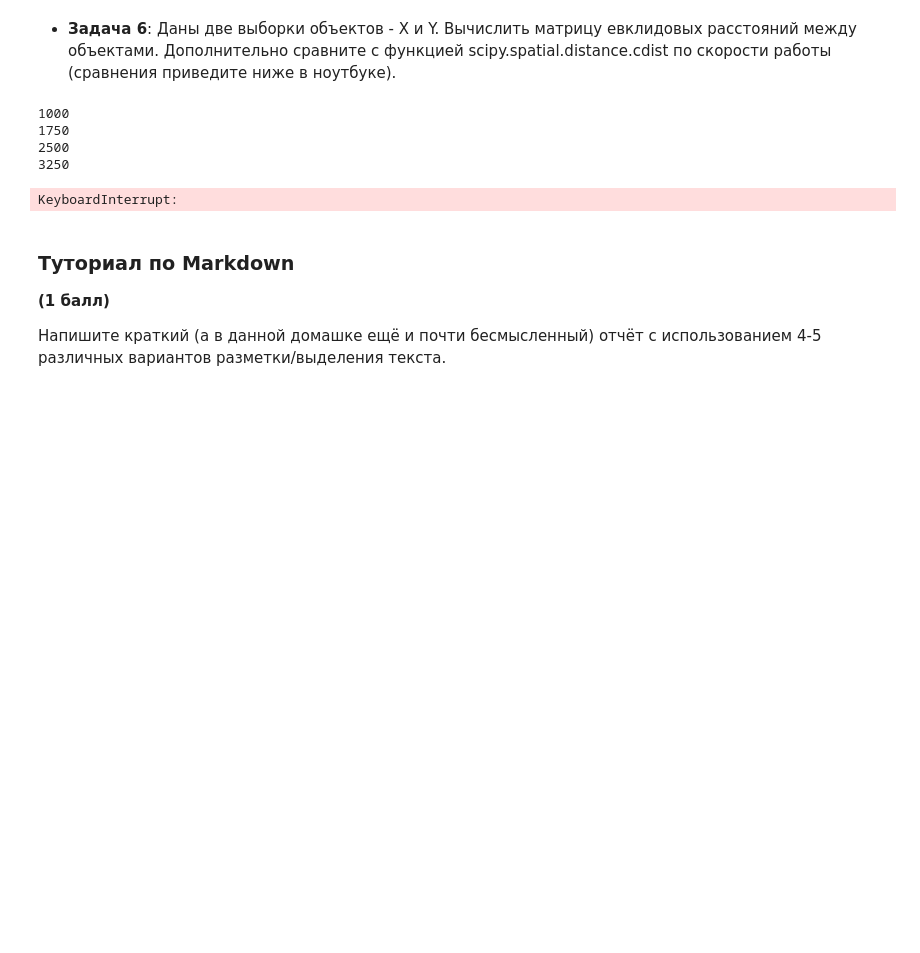
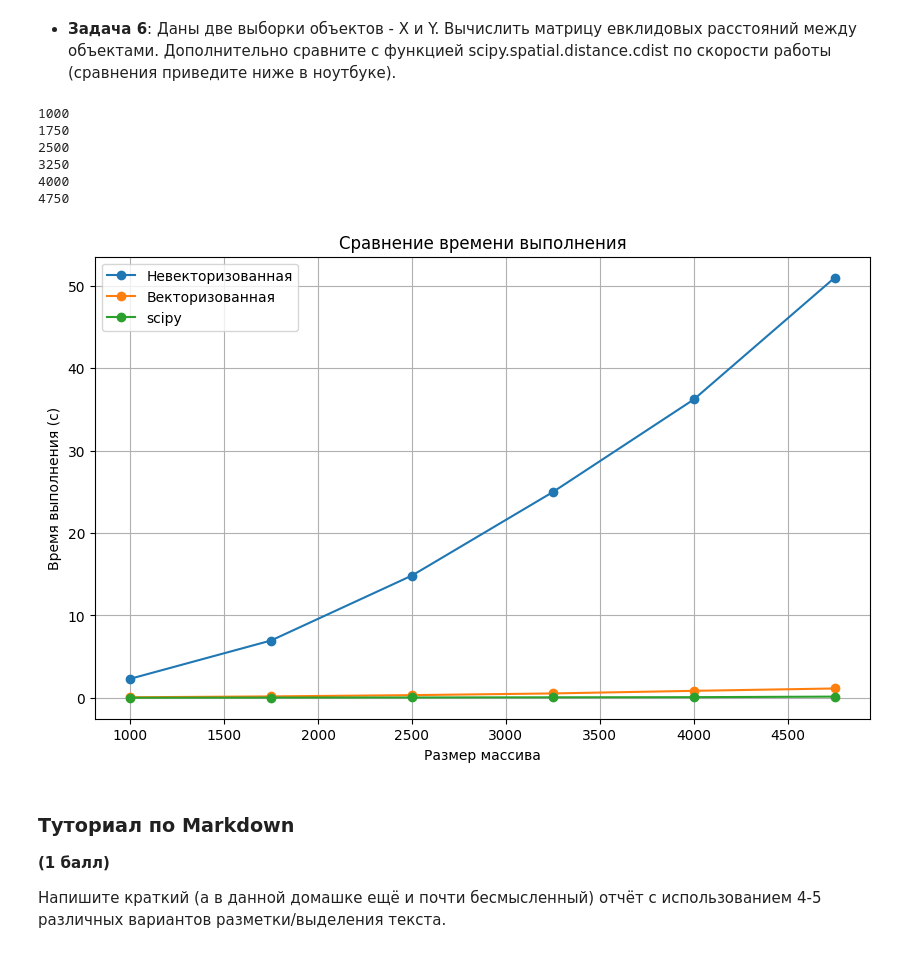
Before and after one commit to MaxKholodov1/AESC_ML, a Jupyter notebook: task 1/task1_numpy_practive.ipynb, the cells around one changed output. Drawn from its saved outputs; the diff is of its cells as text; code cells hidden in the pictures; blank space fills up the shorter version.

```diff
--- a/task 1/task1_numpy_practive.ipynb
+++ b/task 1/task1_numpy_practive.ipynb
@@ -298,6 +299,7 @@ import numpy as np
 
 time_vectorized = []
 time_non_vectorized = []
+scipyy = []
 s = []
 
 for i in range(1000, 5000, 750):
@@ -309,34 +311,45 @@ for i in range(1000, 5000, 750):
     startnonvect = time.time()
     distpy(X, Y)
     endnonvect = time.time()
     ansnonvect = endnonvect - startnonvect
 
     startvect = time.time()
     distnumpy(X, Y)
     endvect = time.time()
     ansvect = endvect - startvect
 
+    startscipy = time.time()
+    euclidean_distance_scipy(X, Y)
+    endscipy= time.time()
+    ansscipy = endscipy - startscipy
+
+
+
     time_vectorized.append(ansvect)
     time_non_vectorized.append(ansnonvect)
+    scipyy.append(ansscipy)
     print(i)
 
 f, ax2 = plt.subplots(figsize=(10, 6))
 ax2.plot(s, time_non_vectorized, label=u"Невекторизованная", marker='o')
 ax2.plot(s, time_vectorized, label=u"Векторизованная", marker='o')
+ax2.plot(s, scipyy, label=u"scipy", marker='o')
 ax2.set_title(u"Сравнение времени выполнения")
 ax2.set_xlabel(u"Размер массива")
 ax2.set_ylabel(u"Время выполнения (с)")
 ax2.grid()
 ax2.legend()
 
 # Показать график
 plt.show()
 # %% [output]
 1000
 1750
 2500
 3250
+4000
+4750
-KeyboardInterrupt:
+[figure, added]
 # %% [markdown]
 ### Туториал по Markdown
 
```
Also changed, not shown: parts of 3 cells of this notebook.
